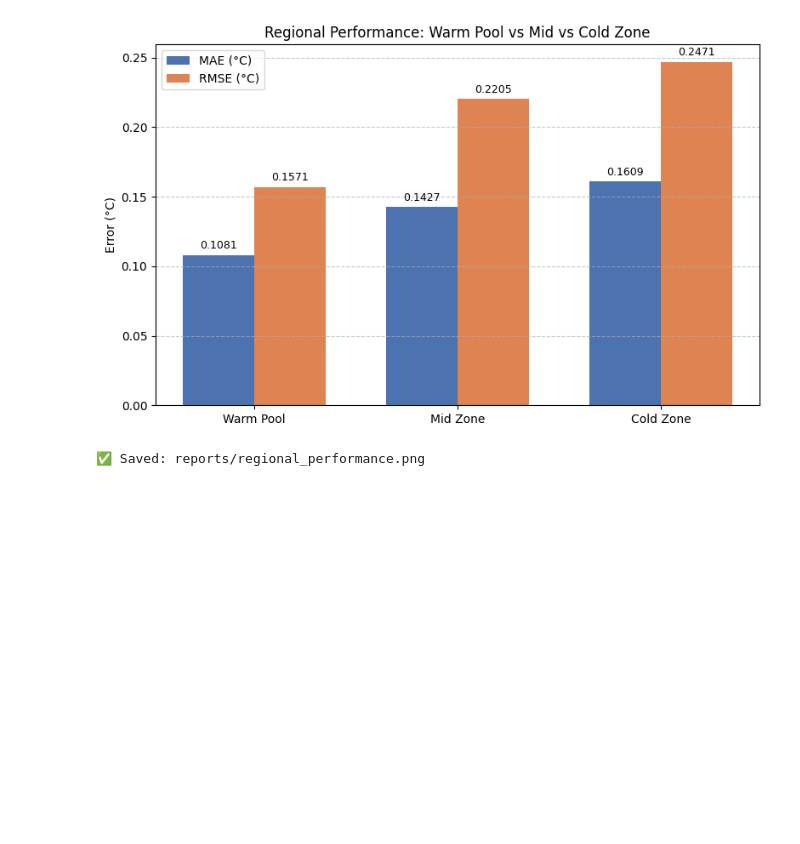
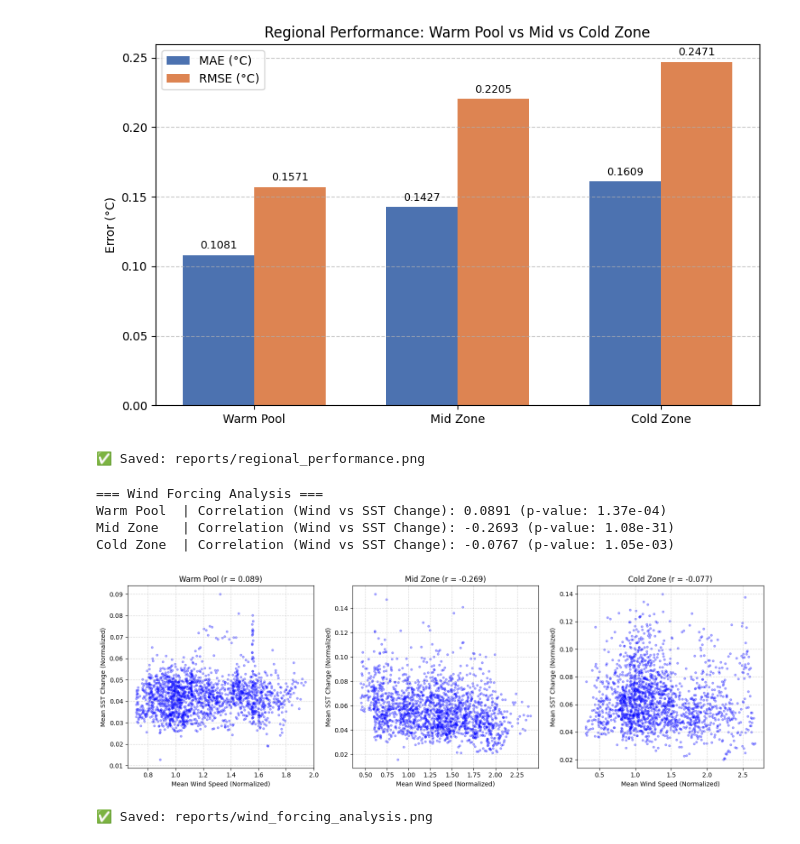
Before and after one commit to kingkingky/ocean-forecasting, a Jupyter notebook: notebooks/01_data_exploration.ipynb, the cells around one changed output. Saved outputs shown, nothing was run; the diff lists cells and outputs as text; code cells hidden in the pictures; blank space fills up the shorter version.

Commit message:
feat(v4.1): Add wind forcing analysis and regional insights

```diff
--- a/notebooks/01_data_exploration.ipynb
+++ b/notebooks/01_data_exploration.ipynb
@@ -1601,3 +1601,67 @@ print("✅ Saved: reports/regional_performance.png")
 # %% [output]
 [figure]
 ✅ Saved: reports/regional_performance.png
+# %%
+import numpy as np
+import matplotlib.pyplot as plt
+from scipy.stats import pearsonr
+
+# ---------------------------------------------------------
+# 1. Calculate Wind Speed and SST Change
+# ---------------------------------------------------------
+# Compute wind speed magnitude from normalized U and V
+u_wind = data_dict["wind"][..., 0]
+v_wind = data_dict["wind"][..., 1]
+wind_speed = np.sqrt(u_wind**2 + v_wind**2)
+
+# Compute absolute SST change per day (in normalized units first)
+sst_change = np.abs(sst_norm[1:] - sst_norm[:-1])
+wind_speed_aligned = wind_speed[:-1] # Align with SST change
+
+# ---------------------------------------------------------
+# 2. Analyze Correlation per Zone
+# ---------------------------------------------------------
+def analyze_wind_impact(zone_mask, zone_name):
+    # Extract values only for the specific zone
+    zone_wind = wind_speed_aligned[:, zone_mask].mean(axis=1)
+    zone_sst_change = sst_change[:, zone_mask].mean(axis=1)
+
+    # Calculate correlation
+    corr, p_value = pearsonr(zone_wind, zone_sst_change)
+    print(f"{zone_name:10s} | Correlation (Wind vs SST Change): {corr:.4f} (p-value: {p_value:.2e})")
+    return corr
+
+print("=== Wind Forcing Analysis ===")
+corr_warm = analyze_wind_impact(warm_pool_mask, "Warm Pool")
+corr_mid = analyze_wind_impact(mid_zone_mask, "Mid Zone")
+corr_cold = analyze_wind_impact(cold_zone_mask, "Cold Zone")
+
+# ---------------------------------------------------------
+# 3. Plot the Relationship
+# ---------------------------------------------------------
+fig, axes = plt.subplots(1, 3, figsize=(15, 5))
+zones = [(warm_pool_mask, "Warm Pool", corr_warm),
+         (mid_zone_mask, "Mid Zone", corr_mid),
+         (cold_zone_mask, "Cold Zone", corr_cold)]
+
+for ax, (mask, name, corr) in zip(axes, zones):
+    zone_wind = wind_speed_aligned[:, mask].mean(axis=1)
+    zone_sst_change = sst_change[:, mask].mean(axis=1)
+
+    ax.scatter(zone_wind, zone_sst_change, alpha=0.3, s=10, color='blue')
+    ax.set_title(f"{name} (r = {corr:.3f})")
+    ax.set_xlabel("Mean Wind Speed (Normalized)")
+    ax.set_ylabel("Mean SST Change (Normalized)")
+    ax.grid(True, linestyle='--', alpha=0.5)
+
+plt.tight_layout()
+plt.savefig("reports/wind_forcing_analysis.png", dpi=150)
+plt.show()
+print("✅ Saved: reports/wind_forcing_analysis.png")
+# %% [output]
+=== Wind Forcing Analysis ===
+Warm Pool  | Correlation (Wind vs SST Change): 0.0891 (p-value: 1.37e-04)
+Mid Zone   | Correlation (Wind vs SST Change): -0.2693 (p-value: 1.08e-31)
+Cold Zone  | Correlation (Wind vs SST Change): -0.0767 (p-value: 1.05e-03)
+[figure, added]
+✅ Saved: reports/wind_forcing_analysis.png
```
Also changed, not shown: 2 other files.
